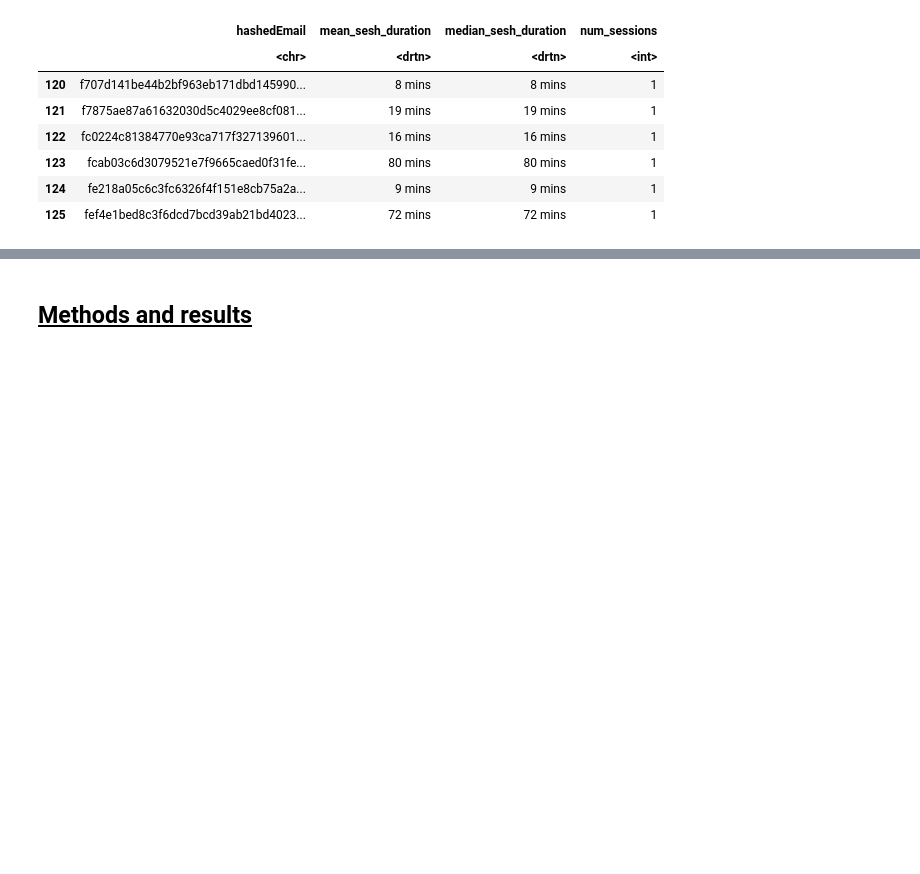
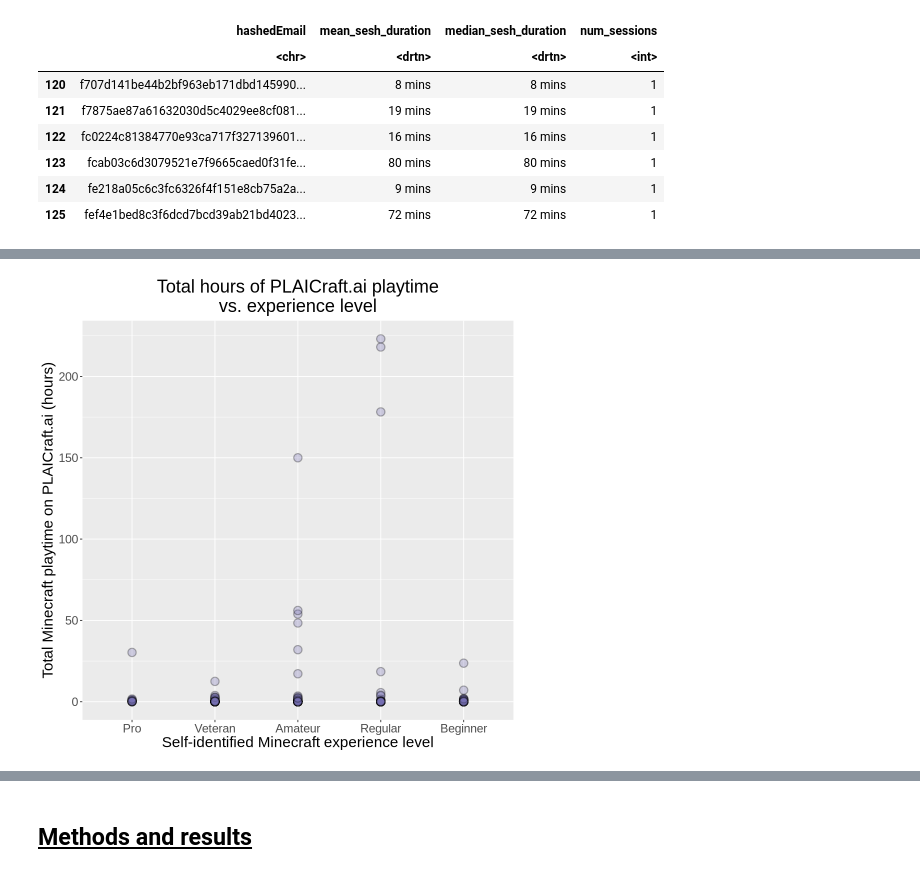
Before and after one commit to angelicaa-p/project_planning_stage_individual, a Jupyter notebook: project_preamble_ac.ipynb, the cells around one changed output, grey strips where cells are left out. Drawn from its saved outputs; the diff is of its cells as text; code cells hidden in the pictures; blank space fills up the shorter version.

```diff
--- a/project_preamble_ac.ipynb
+++ b/project_preamble_ac.ipynb
@@ -238,0 +248,11 @@ Warning message in scale_y_log10():
+# %%
+options(repr.plot.width = 8, repr.plot.height = 8)
+hour_v_exp <- players |>
+    ggplot(aes(x = experience, y = played_hours)) +
+        geom_point(alpha = 0.3, size = 4, stroke = 1, shape = 21, fill = "#7570b3ff") +
+        labs(x = "Self-identified Minecraft experience level", y = "Total Minecraft playtime on PLAICraft.ai (hours)",
+             title = "Total hours of PLAICraft.ai playtime\nvs. experience level") +
+        theme(text = element_text(size = 18), plot.title = element_text(hjust = 0.5))
+hour_v_exp
+# %% [output]
+[figure, added]
```
Also changed, not shown: parts of 27 cells of this notebook.
